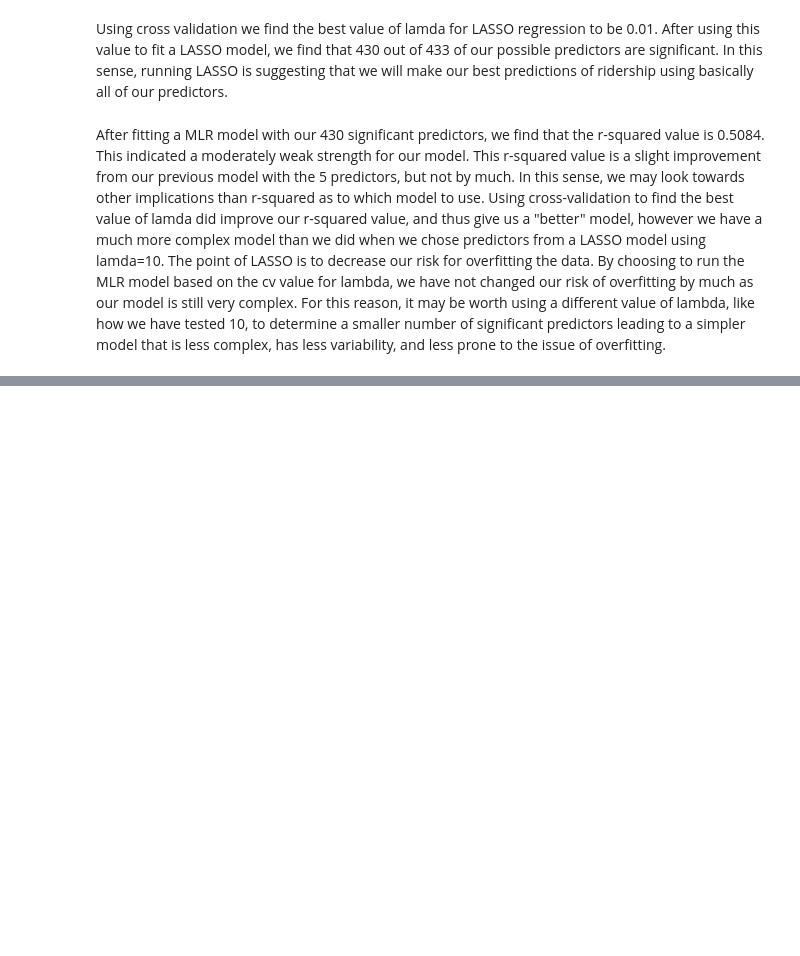
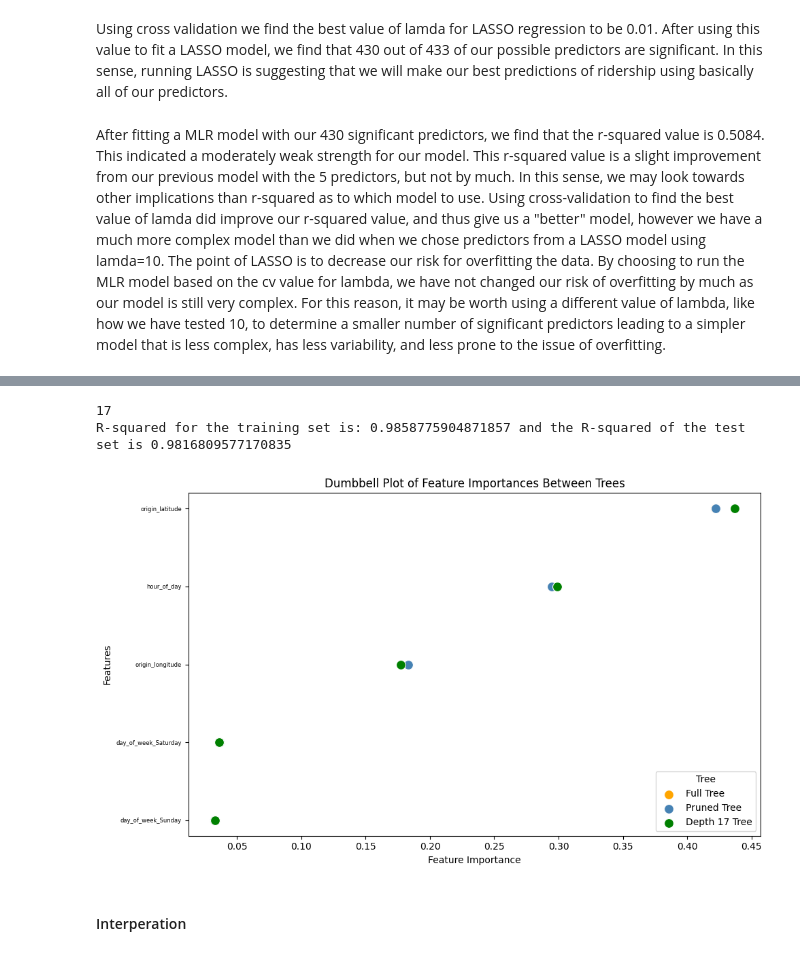
Before and after one commit to iansargent/nyc-subway-ridership-ml, a Jupyter notebook: final_report.ipynb, the cells around one changed output, grey strips where cells are left out. Drawn from its saved outputs; the diff is of its cells as text; code cells hidden in the pictures; blank space fills up the shorter version.

```diff
--- a/final_report.ipynb
+++ b/final_report.ipynb
@@ -578,0 +804,12 @@ After fitting a MLR model with our 430 significant predictors, we find that the
+# %%
+depth = 17
+print(depth)
+small_ridership_tree_17 = DecisionTreeRegressor(max_depth=depth).fit(X_train, y_train)
+R2_train = small_ridership_tree_17.score(X_train, y_train)
+R2_test = small_ridership_tree_17.score(X_test, y_test)
+
+# print(f'R-squared for the training set is:{np.sqrt(R2_train): .2f} and the R-squared of the test set is {np.sqrt(R2_test): .2f}')
+print(f'R-squared for the training set is: {np.sqrt(R2_train)} and the R-squared of the test set is {np.sqrt(R2_test)}')
+# %% [output]
+17
+R-squared for the training set is: 0.9858775904871857 and the R-squared of the test set is 0.9816809577170835
@@ -578,0 +821,68 @@ After fitting a MLR model with our 430 significant predictors, we find that the
+# %%
+feat_import_pruned = small_ridership_tree_pruned.feature_importances_
+feat_import_full = small_ridership_tree.feature_importances_
+feat_import_17 = small_ridership_tree_17.feature_importances_
+
+feat_import_df = pd.DataFrame({
+        'feature': X_train.columns,
+        'full': feat_import_full,
+        'pruned': feat_import_pruned,
+        'depth17': feat_import_17
+    }).sort_values(by = 'pruned').reset_index().drop(columns = 'index', axis = 1)
+# %%
+feat_import_df = feat_import_df[feat_import_df['full'] >= .01]
+feat_import_df = feat_import_df[feat_import_df['pruned'] >= .01]
+feat_import_df = feat_import_df[feat_import_df['depth17'] >= .01]
+# %%
+# Point for the full tree
+# sns.set_theme(font_scale=1.5)  # Increases all text by 50%
+plt.figure(figsize=(10, 6))
+
+sns.scatterplot(
+    x = feat_import_df['full'],
+    y = feat_import_df.index,
+    color = 'orange',
+    s = 100,
+    label = 'Full Tree',
+    zorder = 2
+)
+
+# Points for the pruned tree
+sns.scatterplot(
+    x = feat_import_df['pruned'],
+    y = feat_import_df.index,
+    color = 'steelblue',
+    s = 100,
+    label = 'Pruned Tree',
+    zorder = 2
+)
+
+# Points for the depth of 17 tree
+sns.scatterplot(
+    x = feat_import_df['depth17'],
+    y = feat_import_df.index,
+    color = 'green',
+    s = 100,
+    label = 'Depth 17 Tree',
+    zorder = 2
+)
+
+# Adding the lines
+for i, row in feat_import_df.iterrows():
+    plt.plot(
+        [row['full'], row['pruned']],
+        [i,i],
+        color = 'grey',
+        zorder = 1
+    )
+
+plt.title("Dumbbell Plot of Feature Importances Between Trees")
+plt.xlabel("Feature Importance")
+plt.ylabel("Features")
+plt.yticks(feat_import_df.index, feat_import_df['feature'], fontsize = 6)
+plt.legend(title='Tree', loc='lower right')
+plt.tight_layout()
+# %% [output]
+[figure, added]
+# %% [markdown]
+#### Interperation
```
Also changed, not shown: parts of 26 cells of this notebook.
